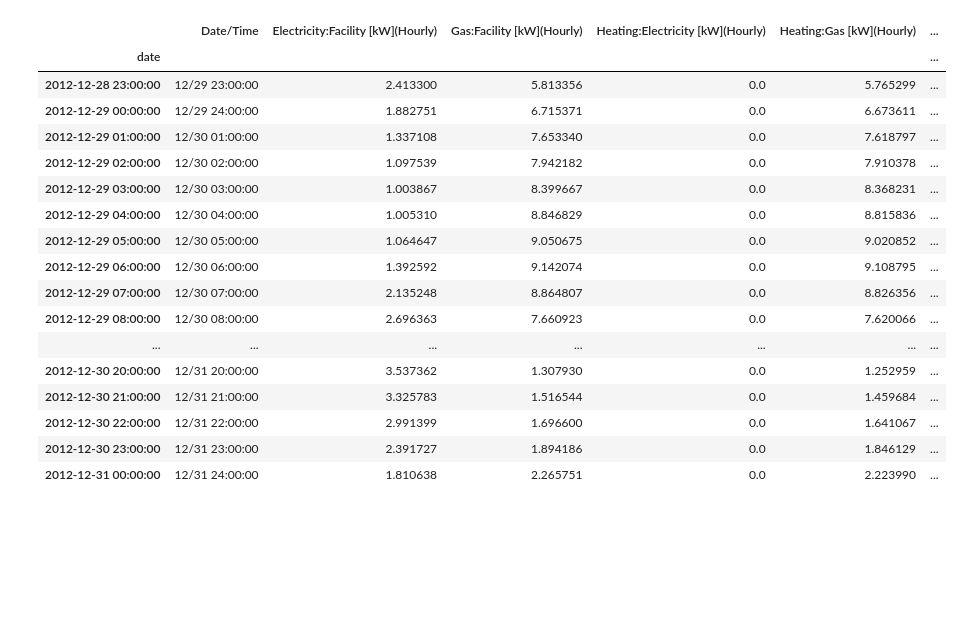
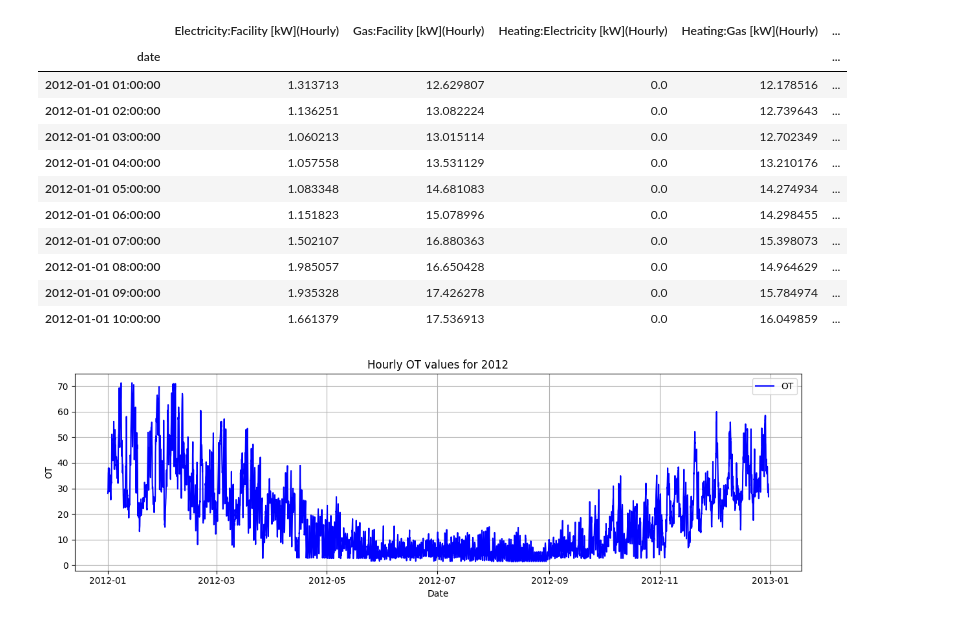
Before and after one commit to Maxieguy092/STLF, a Jupyter notebook: main.ipynb, the cells around one changed output. Saved outputs shown, nothing was run; the diff lists cells and outputs as text; code cells hidden in the pictures; blank space fills up the shorter version.

```diff
--- a/main.ipynb
+++ b/main.ipynb
@@ -3,6 +4,23 @@ import pandas as pd
 # %%
 # Load your original data (no need to parse dates or set index)
-df = pd.read_csv("dataset/target/USA_AL_Anniston.Metro.AP.722287_TMY3_HIGH.csv")
+import os
+import random
 
+def get_filenames_from_folder(folder_path):
+    try:
+        filenames = [f for f in os.listdir(folder_path) if os.path.isfile(os.path.join(folder_path, f))]
+        return filenames
+    except FileNotFoundError:
+        print(f"Folder not found: {folder_path}")
+        return []
+    except Exception as e:
+        print(f"Error reading folder: {e}")
+        return []
+
+households =  get_filenames_from_folder("/kaggle/input/newyorkelectricity/NY")
+choice = random.choice(households)
+df = pd.read_csv("/kaggle/input/newyorkelectricity/NY/" + choice)
+
+print("Household : " , choice)
 df
 # %% [output]
@@ -22,7 +41,7 @@ df
 # %%
 
 # Generate the desired datetime index (hourly for 2012)
-full_index = pd.date_range(start="2012-01-01 01:00", end="2012-12-31 00:00", freq="H")
+full_index = pd.date_range(start="2012-01-01 01:00", end="2012-12-31 00:00", freq="h")
 
 # Create an empty DataFrame with the full datetime index
 aligned_df = pd.DataFrame(index=full_index)
@@ -57,26 +76,20 @@ aligned_df.head(50)
 # %%
 aligned_df["OT"] = aligned_df.sum(axis=1)
 
-aligned_df.tail(50)
+aligned_df.head(10)
 # %% [output]
-|  | Date/Time | Electricity:Facility [kW](Hourly) | Gas:Facility [kW](Hourly) | Heating:Electricity [kW](Hourly) | Heating:Gas [kW](Hourly) | ... |
-| date |  |  |  |  |  | ... |
-| 2012-12-28 23:00:00 | 12/29 23:00:00 | 2.413300 | 5.813356 | 0.0 | 5.765299 | ... |
-| 2012-12-29 00:00:00 | 12/29 24:00:00 | 1.882751 | 6.715371 | 0.0 | 6.673611 | ... |
-| 2012-12-29 01:00:00 | 12/30 01:00:00 | 1.337108 | 7.653340 | 0.0 | 7.618797 | ... |
-| 2012-12-29 02:00:00 | 12/30 02:00:00 | 1.097539 | 7.942182 | 0.0 | 7.910378 | ... |
-| 2012-12-29 03:00:00 | 12/30 03:00:00 | 1.003867 | 8.399667 | 0.0 | 8.368231 | ... |
-| 2012-12-29 04:00:00 | 12/30 04:00:00 | 1.005310 | 8.846829 | 0.0 | 8.815836 | ... |
-| 2012-12-29 05:00:00 | 12/30 05:00:00 | 1.064647 | 9.050675 | 0.0 | 9.020852 | ... |
-| 2012-12-29 06:00:00 | 12/30 06:00:00 | 1.392592 | 9.142074 | 0.0 | 9.108795 | ... |
-| 2012-12-29 07:00:00 | 12/30 07:00:00 | 2.135248 | 8.864807 | 0.0 | 8.826356 | ... |
-| 2012-12-29 08:00:00 | 12/30 08:00:00 | 2.696363 | 7.660923 | 0.0 | 7.620066 | ... |
-| ... | ... | ... | ... | ... | ... | ... |
-| 2012-12-30 20:00:00 | 12/31 20:00:00 | 3.537362 | 1.307930 | 0.0 | 1.252959 | ... |
-| 2012-12-30 21:00:00 | 12/31 21:00:00 | 3.325783 | 1.516544 | 0.0 | 1.459684 | ... |
-| 2012-12-30 22:00:00 | 12/31 22:00:00 | 2.991399 | 1.696600 | 0.0 | 1.641067 | ... |
-| 2012-12-30 23:00:00 | 12/31 23:00:00 | 2.391727 | 1.894186 | 0.0 | 1.846129 | ... |
-| 2012-12-31 00:00:00 | 12/31 24:00:00 | 1.810638 | 2.265751 | 0.0 | 2.223990 | ... |
+|  | Electricity:Facility [kW](Hourly) | Gas:Facility [kW](Hourly) | Heating:Electricity [kW](Hourly) | Heating:Gas [kW](Hourly) | ... |
+| date |  |  |  |  | ... |
+| 2012-01-01 01:00:00 | 1.313713 | 12.629807 | 0.0 | 12.178516 | ... |
+| 2012-01-01 02:00:00 | 1.136251 | 13.082224 | 0.0 | 12.739643 | ... |
+| 2012-01-01 03:00:00 | 1.060213 | 13.015114 | 0.0 | 12.702349 | ... |
+| 2012-01-01 04:00:00 | 1.057558 | 13.531129 | 0.0 | 13.210176 | ... |
+| 2012-01-01 05:00:00 | 1.083348 | 14.681083 | 0.0 | 14.274934 | ... |
+| 2012-01-01 06:00:00 | 1.151823 | 15.078996 | 0.0 | 14.298455 | ... |
+| 2012-01-01 07:00:00 | 1.502107 | 16.880363 | 0.0 | 15.398073 | ... |
+| 2012-01-01 08:00:00 | 1.985057 | 16.650428 | 0.0 | 14.964629 | ... |
+| 2012-01-01 09:00:00 | 1.935328 | 17.426278 | 0.0 | 15.784974 | ... |
+| 2012-01-01 10:00:00 | 1.661379 | 17.536913 | 0.0 | 16.049859 | ... |
 # %%
 import numpy as np
 import matplotlib.pyplot as plt
@@ -95,6 +108,8 @@ plt.grid(True)
 plt.tight_layout()
 plt.legend()
 plt.show()
+# %% [output]
+[figure, added]
 # %%
 import pandas as pd
 import numpy as np
```
Also changed, not shown: parts of 8 cells of this notebook.
